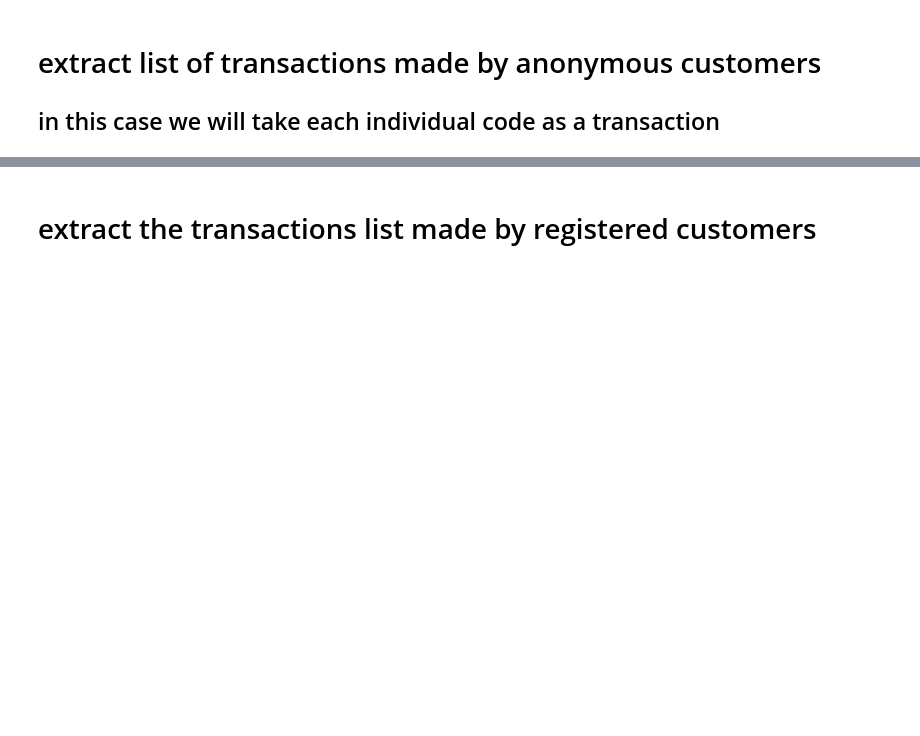
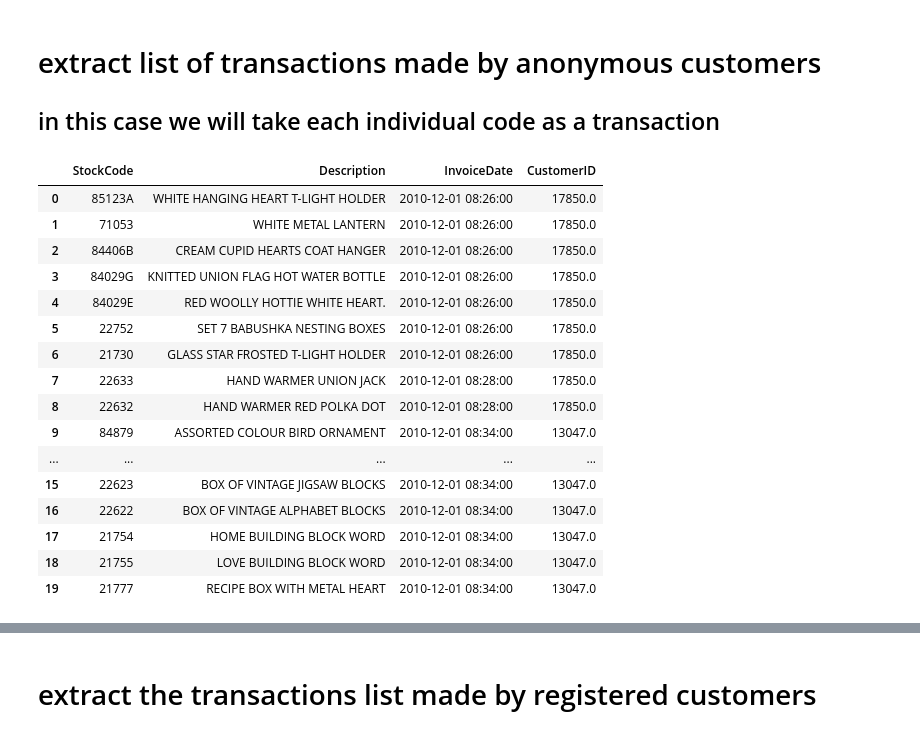
Before and after one commit to Code-Name-0/Apriori, a Jupyter notebook: data/process.ipynb, the cells around one changed output, grey strips where cells are left out. Cells and saved outputs as stored; diff of their text form; code cells hidden in the pictures; blank space fills up the shorter version.

```diff
--- a/data/process.ipynb
+++ b/data/process.ipynb
@@ -68,0 +63,20 @@ subset = get_sub_dataset(original, ['InvoiceNo', 'Quantity', 'UnitPrice', 'Count
+# %%
+subset.head(20)
+# %% [output]
+|  | StockCode | Description | InvoiceDate | CustomerID |
+| 0 | 85123A | WHITE HANGING HEART T-LIGHT HOLDER | 2010-12-01 08:26:00 | 17850.0 |
+| 1 | 71053 | WHITE METAL LANTERN | 2010-12-01 08:26:00 | 17850.0 |
+| 2 | 84406B | CREAM CUPID HEARTS COAT HANGER | 2010-12-01 08:26:00 | 17850.0 |
+| 3 | 84029G | KNITTED UNION FLAG HOT WATER BOTTLE | 2010-12-01 08:26:00 | 17850.0 |
+| 4 | 84029E | RED WOOLLY HOTTIE WHITE HEART. | 2010-12-01 08:26:00 | 17850.0 |
+| 5 | 22752 | SET 7 BABUSHKA NESTING BOXES | 2010-12-01 08:26:00 | 17850.0 |
+| 6 | 21730 | GLASS STAR FROSTED T-LIGHT HOLDER | 2010-12-01 08:26:00 | 17850.0 |
+| 7 | 22633 | HAND WARMER UNION JACK | 2010-12-01 08:28:00 | 17850.0 |
+| 8 | 22632 | HAND WARMER RED POLKA DOT | 2010-12-01 08:28:00 | 17850.0 |
+| 9 | 84879 | ASSORTED COLOUR BIRD ORNAMENT | 2010-12-01 08:34:00 | 13047.0 |
+| ... | ... | ... | ... | ... |
+| 15 | 22623 | BOX OF VINTAGE JIGSAW BLOCKS | 2010-12-01 08:34:00 | 13047.0 |
+| 16 | 22622 | BOX OF VINTAGE ALPHABET BLOCKS | 2010-12-01 08:34:00 | 13047.0 |
+| 17 | 21754 | HOME BUILDING BLOCK WORD | 2010-12-01 08:34:00 | 13047.0 |
+| 18 | 21755 | LOVE BUILDING BLOCK WORD | 2010-12-01 08:34:00 | 13047.0 |
+| 19 | 21777 | RECIPE BOX WITH METAL HEART | 2010-12-01 08:34:00 | 13047.0 |
```
Also changed, not shown: parts of 17 cells of this notebook, 10 other files.
